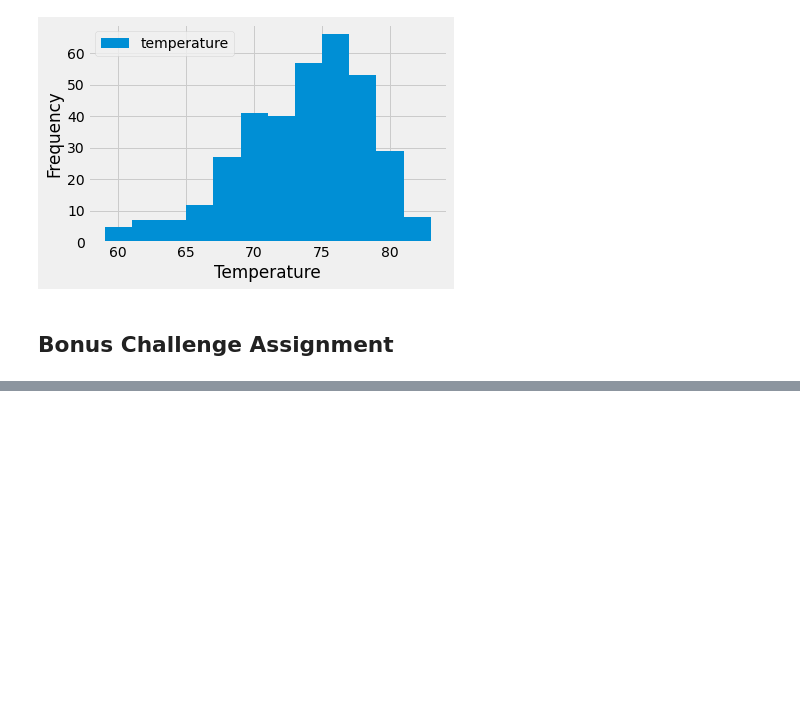
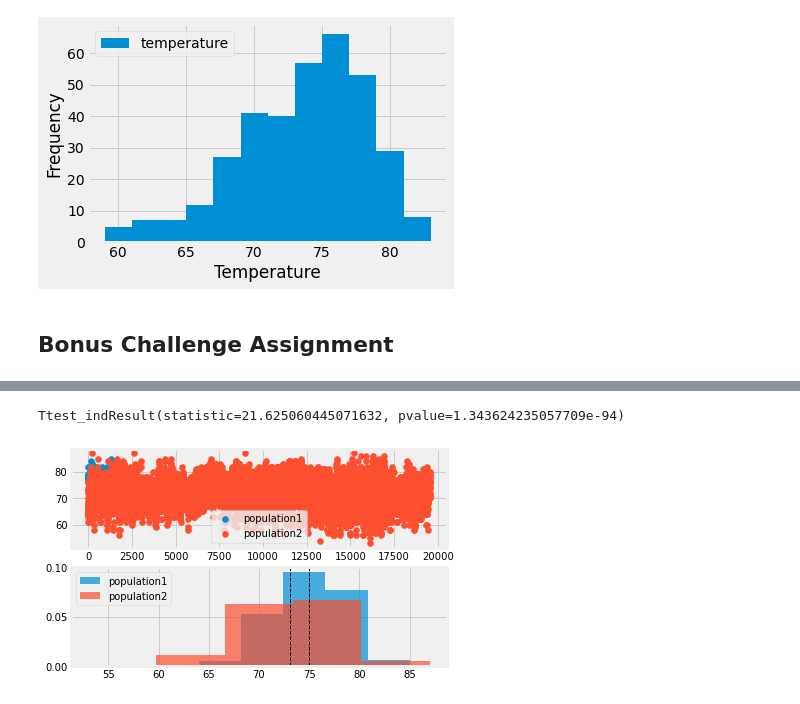
Before and after one commit to Revathi1986/sqlalchemy_challenge, a Jupyter notebook: climate_starter.ipynb, the cells around one changed output, grey strips where cells are left out. Drawn from its saved outputs; the diff is of its cells as text; code cells hidden in the pictures; blank space fills up the shorter version.

Commit message:
doing t test

```diff
--- a/climate_starter.ipynb
+++ b/climate_starter.ipynb
@@ -256,0 +318,3 @@ daily_normals("01-01")
+# %%
+dec_month= session.query(Measurement.date,Measurement.tobs).filter(extract('month',Measurement.date==12)).all()
+dec_month
@@ -256,0 +339,3 @@ daily_normals("01-01")
+# %%
+jun_df = pd.DataFrame(jun_month, columns=['date','temperature'])
+jun_df.set_index(jun_df['date'], inplace=True)
@@ -256,0 +354,3 @@ daily_normals("01-01")
+# %%
+dec_df = pd.DataFrame(dec_month, columns=['date','temperature'])
+dec_df.set_index(dec_df['date'], inplace=True)
@@ -256,0 +374,5 @@ daily_normals("01-01")
+# %%
+# Calculate Independent (Two Sample) t-test
+stats.ttest_ind(jun_df.temperature, dec_df.temperature, equal_var=False)
+# %% [output]
+Ttest_indResult(statistic=21.625060445071632, pvalue=1.343624235057709e-94)
@@ -256,0 +387,23 @@ daily_normals("01-01")
+# %%
+def gendata(loc1=0, loc2=0):
+    population1 = (jun_df['temperature'])
+    population2 = (dec_df['temperature'])
+    # Scatter Plot of Data
+    plt.subplot(2, 1, 1)
+    plt.scatter(range(len(population1)), population1, label="population1")
+    plt.scatter(range(len(population2)), population2, label="population2")
+    plt.legend()
+
+    # Histogram Plot of Data
+    plt.subplot(2, 1, 2)
+    plt.hist(population1, 50, density=True, alpha=0.7, label="population1",)
+    plt.hist(population2, 50, density=True, alpha=0.7, label="population2",)
+    plt.axvline(population1.mean(), color='k', linestyle='dashed', linewidth=1)
+    plt.axvline(population2.mean(), color='k', linestyle='dashed', linewidth=1)
+    plt.legend()
+
+    return population1, population2
+# %%
+population1, population2 = gendata()
+# %% [output]
+[figure, added]
```
Also changed, not shown: parts of 17 cells of this notebook.
